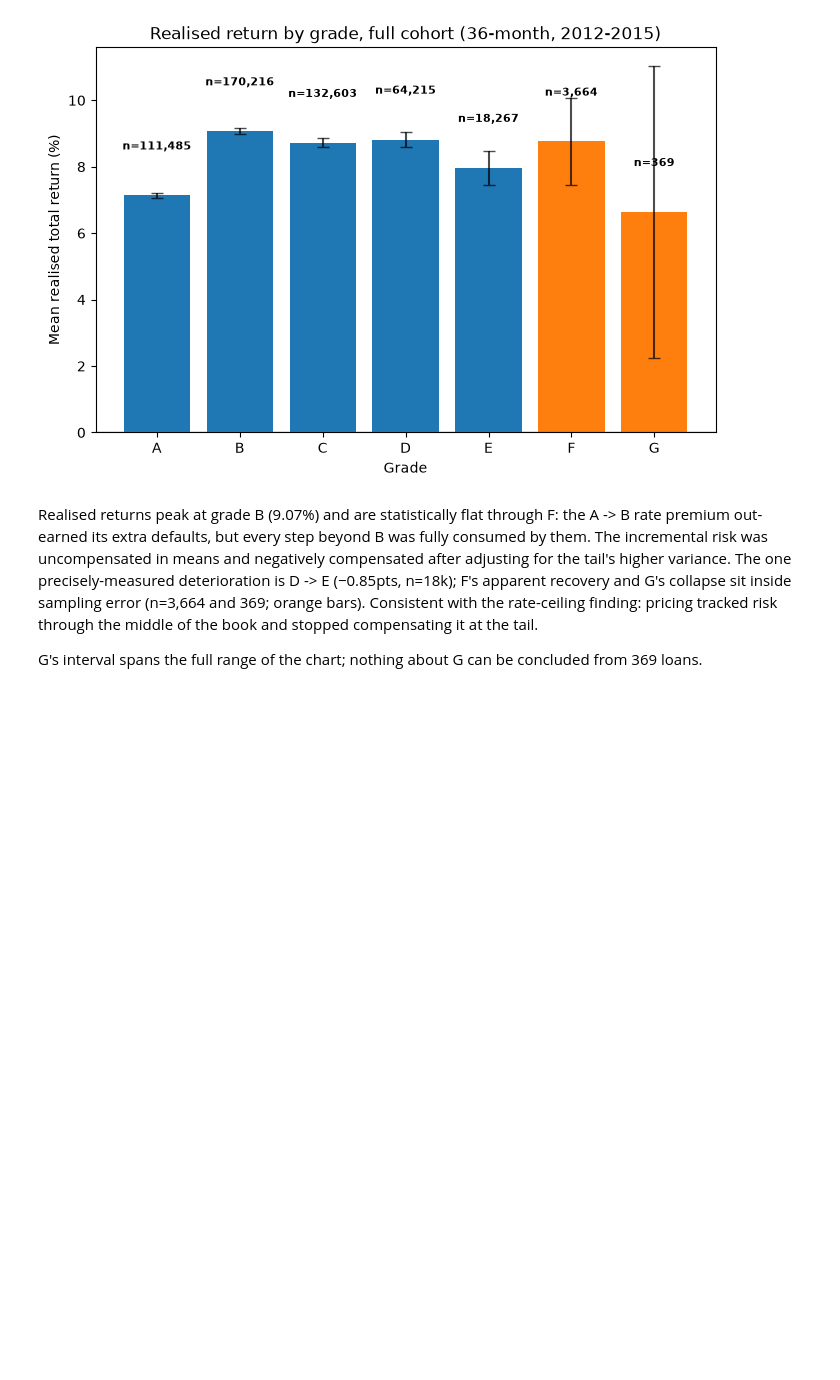
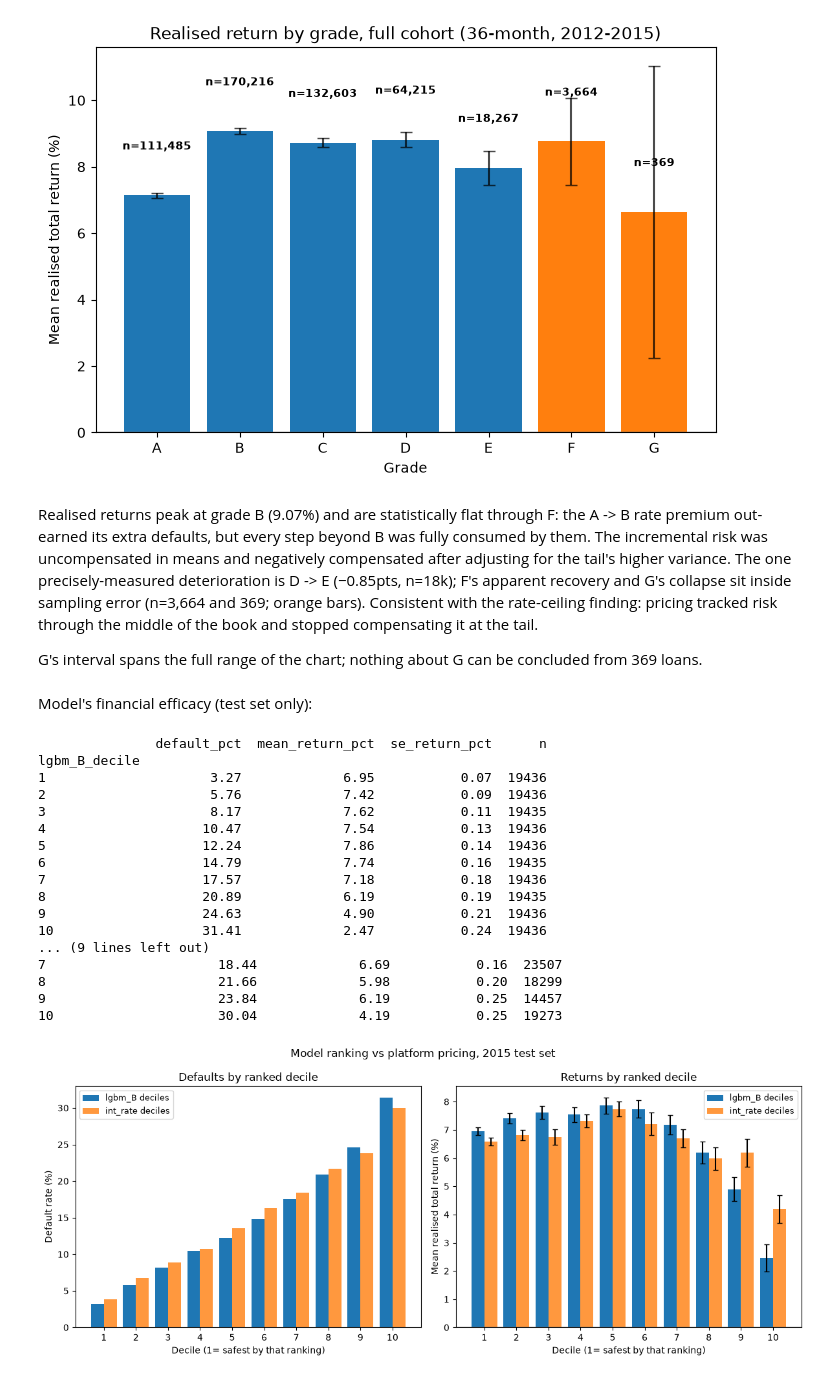
Before and after one commit to p-es/lending-club-pd, a Jupyter notebook: notebooks/04_economics.ipynb, the cells around one changed output. Saved outputs shown, nothing was run; the diff lists cells and outputs as text; code cells hidden in the pictures; blank space fills up the shorter version.

Commit message:
Added financial performance analysis of lgbm_B model vs platform

```diff
--- a/notebooks/04_economics.ipynb
+++ b/notebooks/04_economics.ipynb
@@ -109,3 +109,72 @@ grade      n  mean_rate  default_pct  mean_return_pct  sd_return_pct
 Realised returns peak at grade B (9.07%) and are statistically flat through F: the A -> B rate premium out-earned its extra defaults, but every step beyond B was fully consumed by them. The incremental risk was uncompensated in means and negatively compensated after adjusting for the tail's higher variance. The one precisely-measured deterioration is D -> E (−0.85pts, n=18k); F's apparent recovery and G's collapse sit inside sampling error (n=3,664 and 369; orange bars). Consistent with the rate-ceiling finding: pricing tracked risk through the middle of the book and stopped compensating it at the tail.
 
 G's interval spans the full range of the chart; nothing about G can be concluded from 369 loans.
+# %% [markdown]
+Model's financial efficacy (test set only):
+# %%
+import numpy as np
+
+def decile_table(score, name):
+    d = pd.qcut(score, 10, labels=False) + 1
+    t = test.groupby(d).agg(
+        default_pct=("default_flag", lambda s: 100*s.mean()),
+        mean_return_pct=("realised_return", lambda s: 100*s.mean()),
+        se_return_pct=("realised_return", lambda s: 100*s.std()/np.sqrt(len(s))),
+        n=("default_flag", "size"),
+    )
+    t.index.name = f"{name}_decile"
+    return t
+
+tab_model = decile_table(preds["lgbm_B"], "lgbm_B")
+tab_rate = decile_table(test["int_rate"].to_numpy(), "int_rate")
+
+print(tab_model.round(2).to_string())
+print()
+print(tab_rate.round(2).to_string())
+
+x = np.arange(1,11)
+w = 0.4
+fig, axes = plt.subplots(1,2,figsize=(12,5), sharex=True)
+
+axes[0].bar(x - w/2, tab_model["default_pct"], w, label = "lgbm_B deciles")
+axes[0].bar(x + w/2, tab_rate["default_pct"], w, label = "int_rate deciles",
+            color="C1", alpha=0.8)
+axes[0].set_ylabel("Default rate (%)")
+axes[0].set_title("Defaults by ranked decile")
+
+axes[1].bar(x - w/2, tab_model["mean_return_pct"], w,
+            yerr=2*tab_model["se_return_pct"], capsize=3, label="lgbm_B deciles")
+axes[1].bar(x + w/2, tab_rate["mean_return_pct"], w,
+            yerr=2*tab_rate["se_return_pct"], capsize=3,
+            label="int_rate deciles", color="C1", alpha=0.8)
+axes[1].axhline(0, color="grey", lw=1)
+axes[1].set_ylabel("Mean realised total return (%)")
+axes[1].set_title("Returns by ranked decile")
+
+for ax in axes:
+    ax.set_xlabel("Decile (1= safest by that ranking)")
+    ax.set_xticks(x)
+    ax.legend(fontsize=9)
+fig.suptitle("Model ranking vs platform pricing, 2015 test set")
+fig.tight_layout()
+fig.savefig(FIG / "deciles_model_v_rate.png", dpi=150, bbox_inches="tight")
+plt.show()
+# %% [output]
+               default_pct  mean_return_pct  se_return_pct      n
+lgbm_B_decile
+1                     3.27             6.95           0.07  19436
+2                     5.76             7.42           0.09  19436
+3                     8.17             7.62           0.11  19435
+4                    10.47             7.54           0.13  19436
+5                    12.24             7.86           0.14  19436
+6                    14.79             7.74           0.16  19435
+7                    17.57             7.18           0.18  19436
+8                    20.89             6.19           0.19  19435
+9                    24.63             4.90           0.21  19436
+10                   31.41             2.47           0.24  19436
+... (9 lines left out)
+7                      18.44             6.69           0.16  23507
+8                      21.66             5.98           0.20  18299
+9                      23.84             6.19           0.25  14457
+10                     30.04             4.19           0.25  19273
+[figure, added]
```
Also changed, not shown: parts of 1 cell of this notebook, 1 other file.
